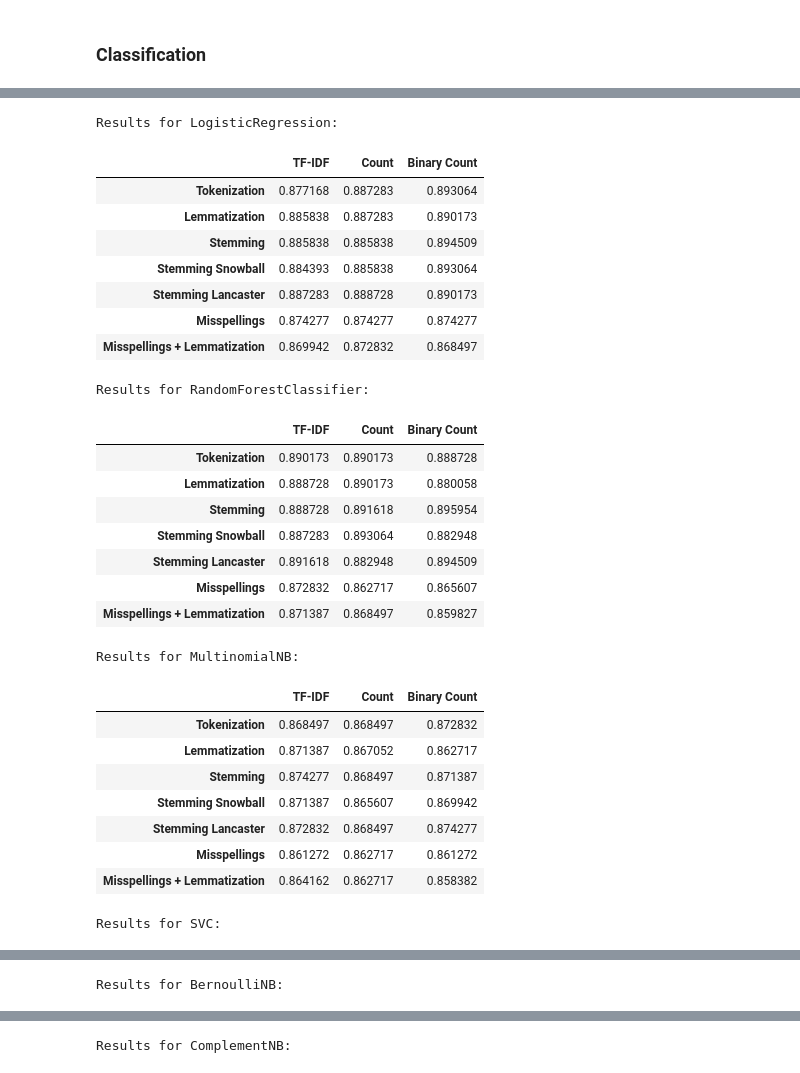
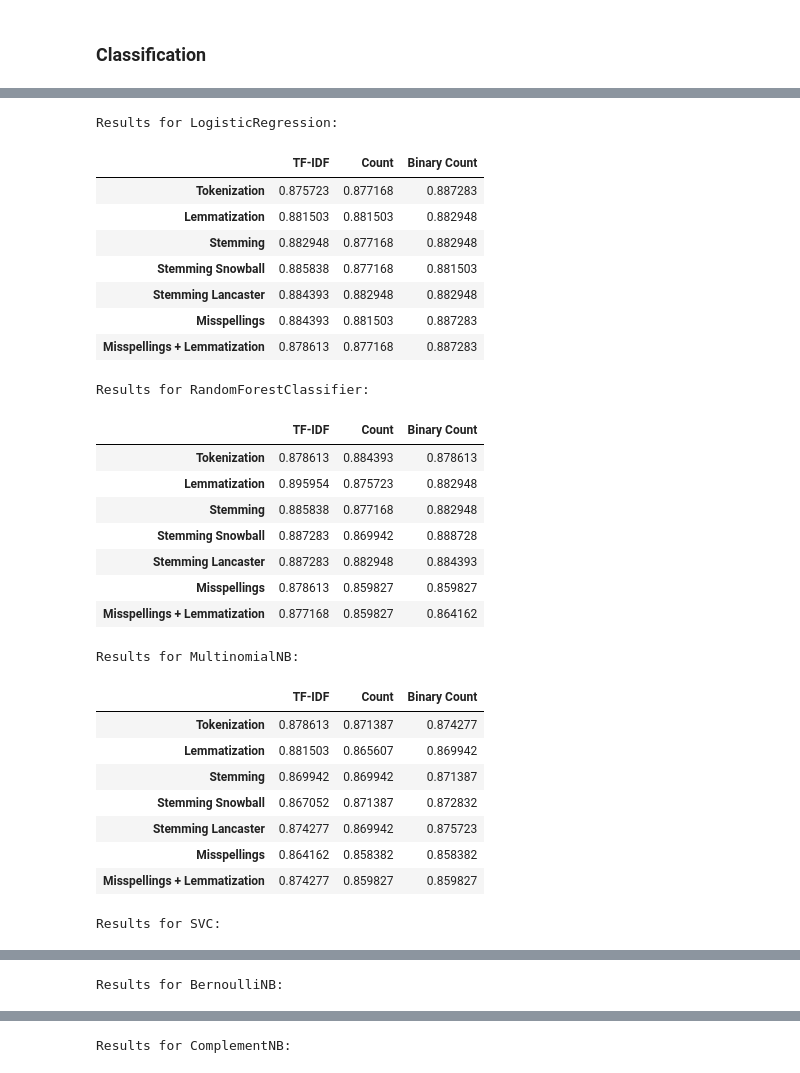
Before and after one commit to mylastresort/tweets, a Jupyter notebook: tweets.ipynb, the cells around one changed output, grey strips where cells are left out. Saved outputs shown, nothing was run; the diff lists cells and outputs as text; code cells hidden in the pictures.

Commit message:
refactor: using stratification to split data and generating datasets to train models with splitted data

```diff
--- a/tweets.ipynb
+++ b/tweets.ipynb
@@ -77,35 +139,28 @@ config = {
 # %% [markdown]
 ### Classification
 # %%
-from train import train_model, evaluate_model
-import warnings
-warnings.filterwarnings('ignore', message='The parameter.*token_pattern.*will not be used')
-
 results = {}
 
-import pandas as pd
-
-# Grid Search over all combinations
+# Grid search over all combinations
 for model in config['classifiers']:
     # For each vectorization technique
-    results[model.__class__.__name__] = pd.DataFrame(columns=config['vectorization'].keys(), index=config['tokenization'].keys())
+    model_name = model.__name__
+    results[model_name] = pd.DataFrame(columns=config['vectorization'].keys(), index=config['tokenization'].keys())
     for vectorizer_name, vectorizer_func in config['vectorization'].items():
         # For each tokenization technique
         for tokenizer_name, tokenizer_func in config['tokenization'].items():
             # Print current combination
-            print(f"Training {model.__class__.__name__}, {vectorizer_name}, {tokenizer_name}... ")
-            model, _, x_test, y_test = train_model(
-                df,
-                tweet_column='tweet',
-                sentiment_column='sentiment',
-                tokenizer=tokenizer_func,
-                vectorizer=vectorizer_func,
-                classifier=model,
+            print(f"Training {model_name}, {vectorizer_name}, {tokenizer_name}... ")
+            x_train, x_test, y_train, y_test = datasets[(vectorizer_name, tokenizer_name)]
+            classifier = train_model(
+                x_train,
+                y_train,
+                classifier=model(),
             )
-            acc = evaluate_model(model, x_test, y_test)
-            results[model.__class__.__name__].at[tokenizer_name, vectorizer_name] = acc
+            acc = evaluate_model(classifier, x_test, y_test)
             # multiply by 100 to get percentage
             print(f"Accuracy: {acc:.2%}")
+            results[model_name].at[tokenizer_name, vectorizer_name] = acc
             print("-" * 50)
 # %% [output]
 Training LogisticRegression, TF-IDF, Tokenization...
@@ -127,35 +182,35 @@ Accuracy: 84.68%
 --------------------------------------------------
 # %%
 for model in config['classifiers']:
-    print(f"Results for {model.__class__.__name__}:")
-    display(results[model.__class__.__name__])
+    print(f"Results for {model.__name__}:")
+    display(results[model.__name__])
 # %% [output]
 Results for LogisticRegression:
 |  | TF-IDF | Count | Binary Count |
-| Tokenization | 0.877168 | 0.887283 | 0.893064 |
-| Lemmatization | 0.885838 | 0.887283 | 0.890173 |
-| Stemming | 0.885838 | 0.885838 | 0.894509 |
-| Stemming Snowball | 0.884393 | 0.885838 | 0.893064 |
-| Stemming Lancaster | 0.887283 | 0.888728 | 0.890173 |
-| Misspellings | 0.874277 | 0.874277 | 0.874277 |
-| Misspellings + Lemmatization | 0.869942 | 0.872832 | 0.868497 |
+| Tokenization | 0.875723 | 0.877168 | 0.887283 |
+| Lemmatization | 0.881503 | 0.881503 | 0.882948 |
+| Stemming | 0.882948 | 0.877168 | 0.882948 |
+| Stemming Snowball | 0.885838 | 0.877168 | 0.881503 |
+| Stemming Lancaster | 0.884393 | 0.882948 | 0.882948 |
+| Misspellings | 0.884393 | 0.881503 | 0.887283 |
+| Misspellings + Lemmatization | 0.878613 | 0.877168 | 0.887283 |
 Results for RandomForestClassifier:
 |  | TF-IDF | Count | Binary Count |
-| Tokenization | 0.890173 | 0.890173 | 0.888728 |
-| Lemmatization | 0.888728 | 0.890173 | 0.880058 |
-| Stemming | 0.888728 | 0.891618 | 0.895954 |
-| Stemming Snowball | 0.887283 | 0.893064 | 0.882948 |
-| Stemming Lancaster | 0.891618 | 0.882948 | 0.894509 |
-| Misspellings | 0.872832 | 0.862717 | 0.865607 |
-| Misspellings + Lemmatization | 0.871387 | 0.868497 | 0.859827 |
+| Tokenization | 0.878613 | 0.884393 | 0.878613 |
+| Lemmatization | 0.895954 | 0.875723 | 0.882948 |
+| Stemming | 0.885838 | 0.877168 | 0.882948 |
+| Stemming Snowball | 0.887283 | 0.869942 | 0.888728 |
+| Stemming Lancaster | 0.887283 | 0.882948 | 0.884393 |
+| Misspellings | 0.878613 | 0.859827 | 0.859827 |
+| Misspellings + Lemmatization | 0.877168 | 0.859827 | 0.864162 |
 Results for MultinomialNB:
 |  | TF-IDF | Count | Binary Count |
-| Tokenization | 0.868497 | 0.868497 | 0.872832 |
-| Lemmatization | 0.871387 | 0.867052 | 0.862717 |
-| Stemming | 0.874277 | 0.868497 | 0.871387 |
-| Stemming Snowball | 0.871387 | 0.865607 | 0.869942 |
-| Stemming Lancaster | 0.872832 | 0.868497 | 0.874277 |
-| Misspellings | 0.861272 | 0.862717 | 0.861272 |
-| Misspellings + Lemmatization | 0.864162 | 0.862717 | 0.858382 |
+| Tokenization | 0.878613 | 0.871387 | 0.874277 |
+| Lemmatization | 0.881503 | 0.865607 | 0.869942 |
+| Stemming | 0.869942 | 0.869942 | 0.871387 |
+| Stemming Snowball | 0.867052 | 0.871387 | 0.872832 |
+| Stemming Lancaster | 0.874277 | 0.869942 | 0.875723 |
+| Misspellings | 0.864162 | 0.858382 | 0.858382 |
+| Misspellings + Lemmatization | 0.874277 | 0.859827 | 0.859827 |
 Results for SVC:
 |  | TF-IDF | Count | Binary Count |
```
Also changed, not shown: parts of 6 cells of this notebook, 2 other files.
